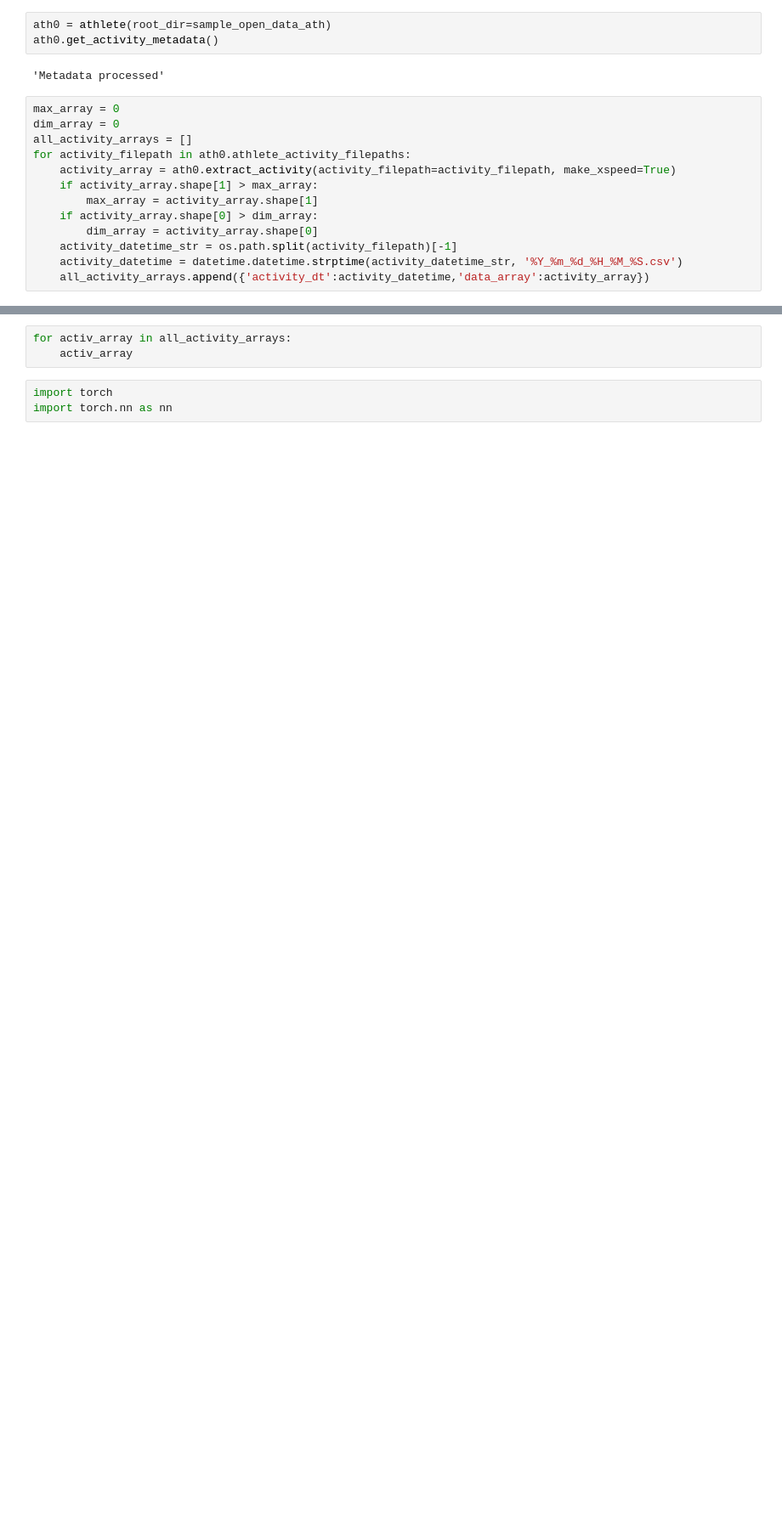
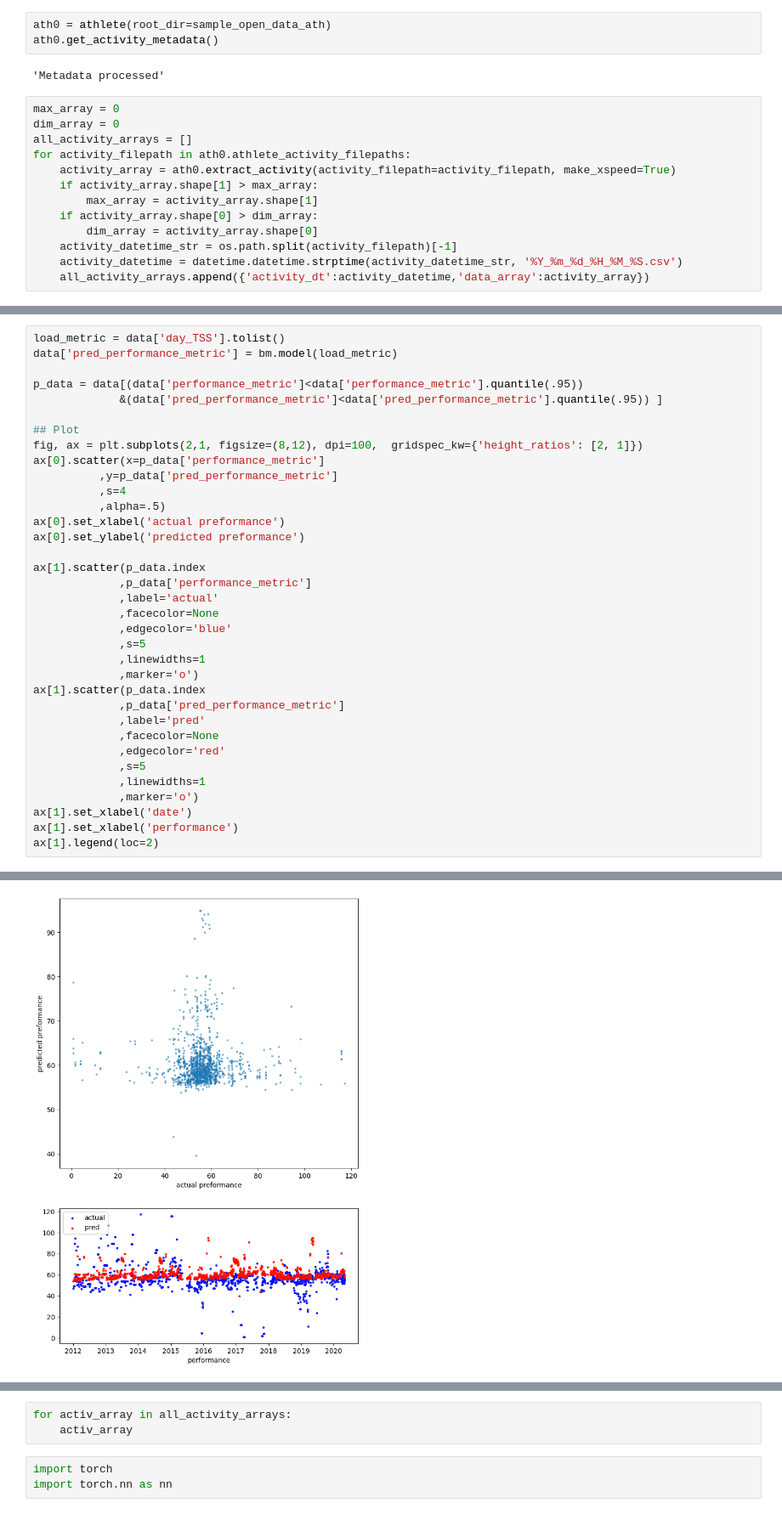
Before and after one commit to RyanAugust/TriNet, a Jupyter notebook: activity/activity_rnn.ipynb, the cells around one changed output, grey strips where cells are left out. Shown at 85% size. Cells and saved outputs as stored; diff of their text form; blank space fills up the shorter version.

Commit message:
modeling fork for run block

```diff
--- a/activity/activity_rnn.ipynb
+++ b/activity/activity_rnn.ipynb
@@ -98,0 +258,36 @@ metadata_hr_offset = (((ath0.activity_metadata[0]['activity_dt'] - all_activity_
+# %%
+load_metric = data['day_TSS'].tolist()
+data['pred_performance_metric'] = bm.model(load_metric)
+
+p_data = data[(data['performance_metric']<data['performance_metric'].quantile(.95))
+             &(data['pred_performance_metric']<data['pred_performance_metric'].quantile(.95)) ]
+
+## Plot
+fig, ax = plt.subplots(2,1, figsize=(8,12), dpi=100,  gridspec_kw={'height_ratios': [2, 1]})
+ax[0].scatter(x=p_data['performance_metric']
+          ,y=p_data['pred_performance_metric']
+          ,s=4
+          ,alpha=.5)
+ax[0].set_xlabel('actual preformance')
+ax[0].set_ylabel('predicted preformance')
+
+ax[1].scatter(p_data.index
+             ,p_data['performance_metric']
+             ,label='actual'
+             ,facecolor=None
+             ,edgecolor='blue'
+             ,s=5
+             ,linewidths=1
+             ,marker='o')
+ax[1].scatter(p_data.index
+             ,p_data['pred_performance_metric']
+             ,label='pred'
+             ,facecolor=None
+             ,edgecolor='red'
+             ,s=5
+             ,linewidths=1
+             ,marker='o')
+ax[1].set_xlabel('date')
+ax[1].set_xlabel('performance')
+ax[1].legend(loc=2)
+# %% [output]
@@ -98,0 +295 @@ metadata_hr_offset = (((ath0.activity_metadata[0]['activity_dt'] - all_activity_
+[figure, added]
```
Also changed, not shown: parts of 21 cells of this notebook.
